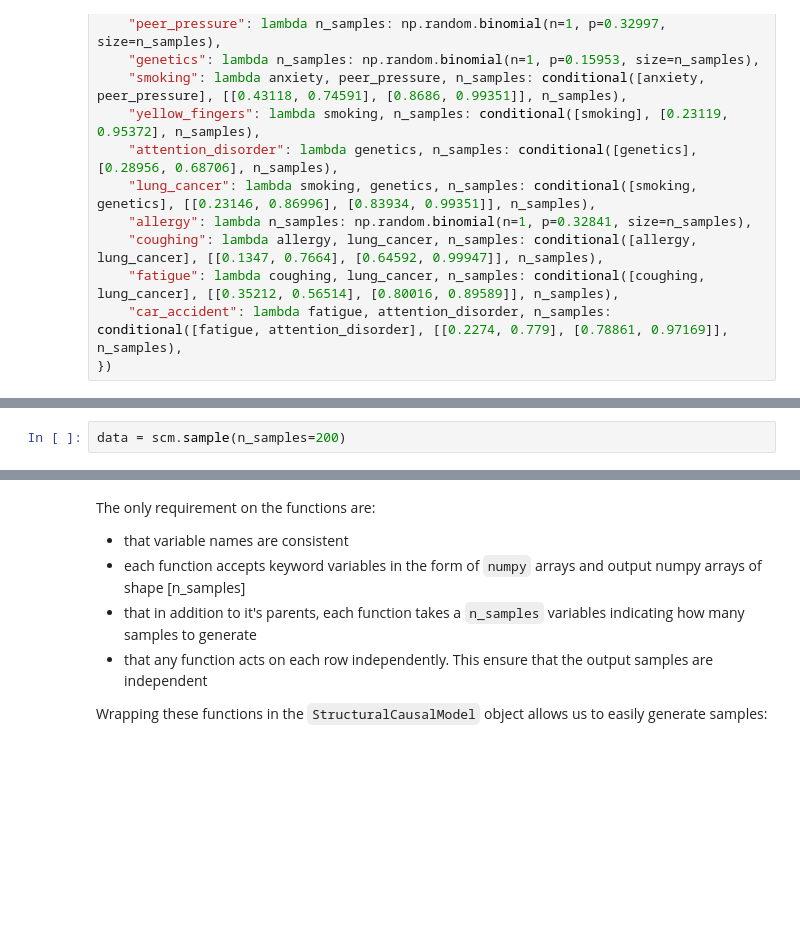
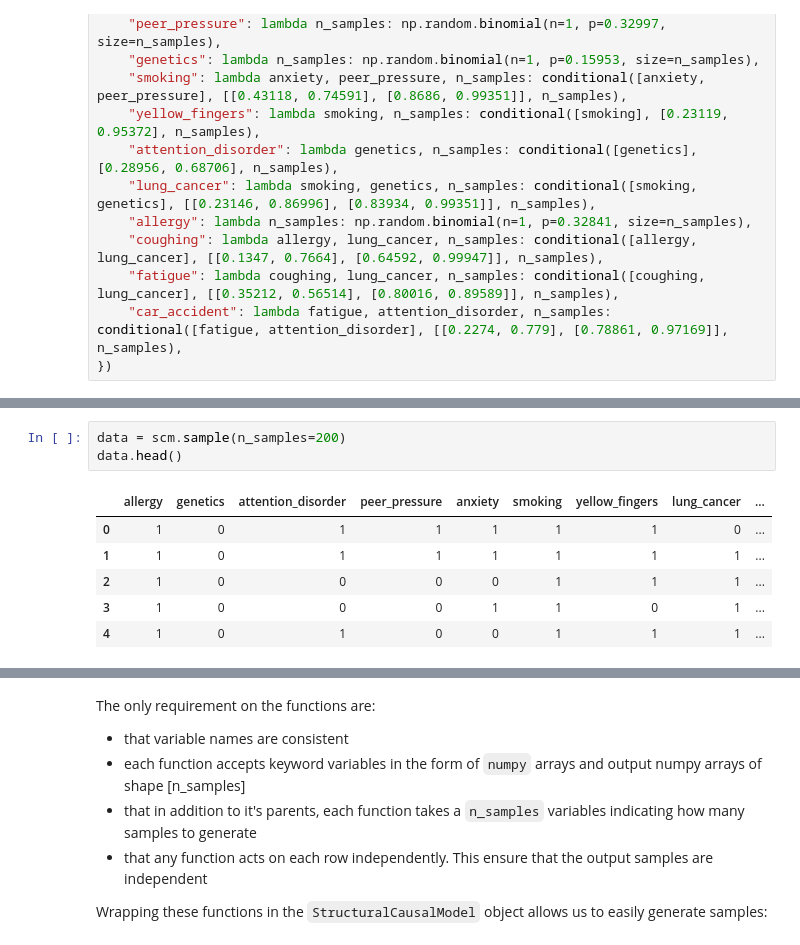
Before and after one commit to Didayolo/causality, a Jupyter notebook: generate-data-with-CGM.ipynb, the cells around one changed output, grey strips where cells are left out. Drawn from its saved outputs; the diff is of its cells as text; blank space fills up the shorter version.

```diff
--- a/generate-data-with-CGM.ipynb
+++ b/generate-data-with-CGM.ipynb
@@ -52,6 +52,14 @@ scm.cgm.draw()
 [drawing not drawn]
 # %%
 data = scm.sample(n_samples=200)
+data.head()
+# %% [output]
+|  | allergy | genetics | attention_disorder | peer_pressure | anxiety | smoking | yellow_fingers | lung_cancer | ... |
+| 0 | 1 | 0 | 1 | 1 | 1 | 1 | 1 | 0 | ... |
+| 1 | 1 | 0 | 1 | 1 | 1 | 1 | 1 | 1 | ... |
+| 2 | 1 | 0 | 0 | 0 | 0 | 1 | 1 | 1 | ... |
+| 3 | 1 | 0 | 0 | 0 | 1 | 1 | 0 | 1 | ... |
+| 4 | 1 | 0 | 1 | 0 | 0 | 1 | 1 | 1 | ... |
 # %%
 import autopandas
 adf = autopandas.AutoData(data)
```
Also changed, not shown: parts of 2 cells of this notebook.
